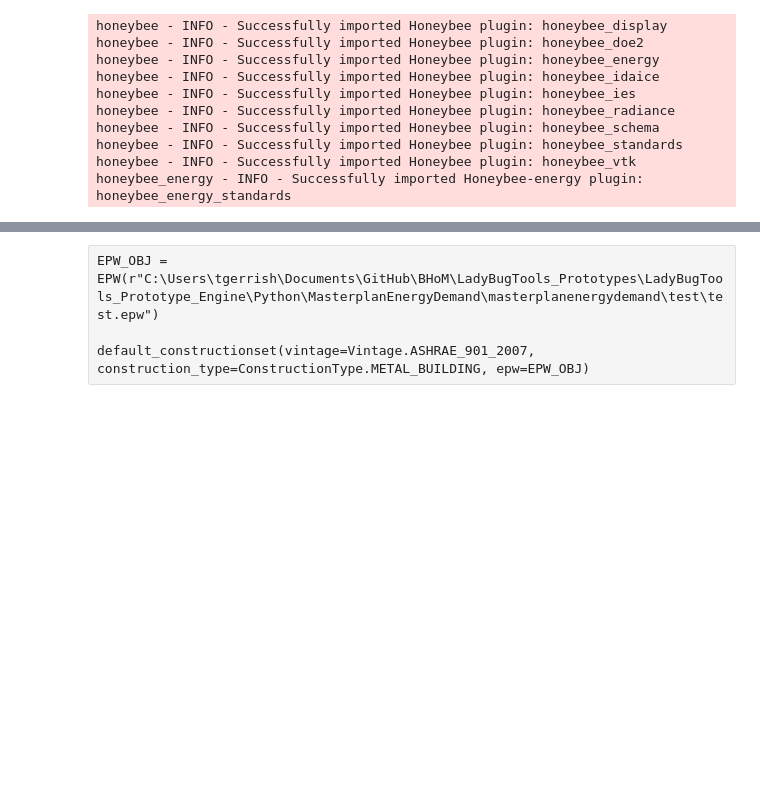
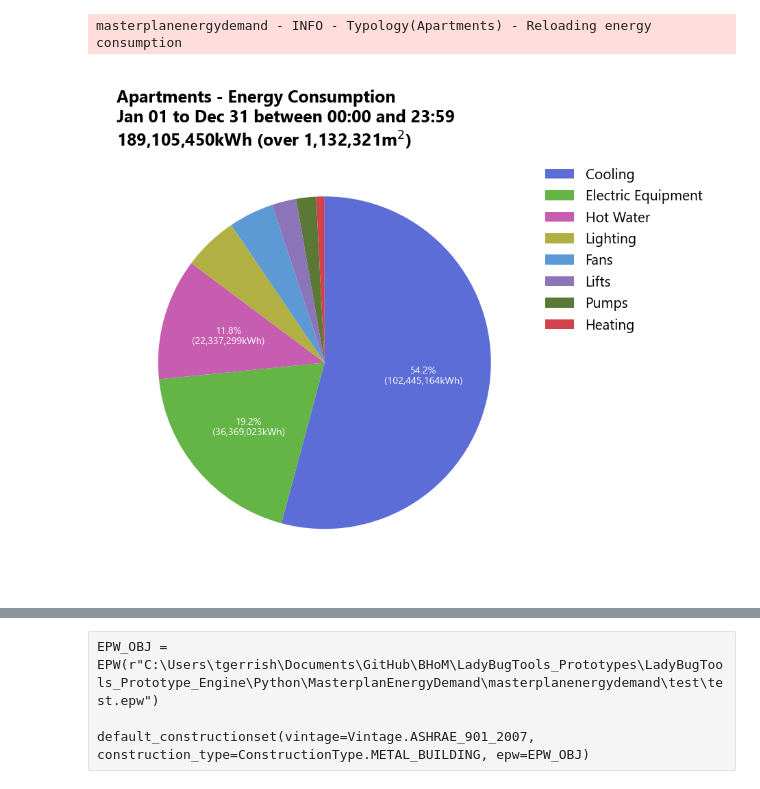
Before and after one commit to BHoM/LadyBugTools_Prototypes, a Jupyter notebook: LadyBugTools_Prototype_Engine/Python/MasterplanEnergyDemand/MasterplanEnergyDemand_Dev.ipynb, the cells around one changed output, grey strips where cells are left out. Cells and saved outputs as stored; diff of their text form; code cells hidden in the pictures; blank space fills up the shorter version.

```diff
--- a/LadyBugTools_Prototype_Engine/Python/MasterplanEnergyDemand/MasterplanEnergyDemand_Dev.ipynb
+++ b/LadyBugTools_Prototype_Engine/Python/MasterplanEnergyDemand/MasterplanEnergyDemand_Dev.ipynb
@@ -8,30 +20,15 @@ sys.path.insert(0, Path("./").absolute().as_posix())
-# %%
-from masterplanenergydemand.config import *
-from masterplanenergydemand.util import *
-from masterplanenergydemand.enums import *
-from masterplanenergydemand.fabric import Fabric
-from masterplanenergydemand.form import Form
-from masterplanenergydemand.mped import Masterplan
-from masterplanenergydemand.program import Program
-from masterplanenergydemand.system import System
-from masterplanenergydemand.typology import Typology
-from masterplanenergydemand.mped import Masterplan
-
-from ladybug.epw import EPW
-
-# globals
-epw_file = r"C:\Users\tgerrish\Documents\GitHub\BHoM\LadyBugTools_Prototypes\LadyBugTools_Prototype_Engine\Python\MasterplanEnergyDemand\masterplanenergydemand\test\test.epw"
-epw = EPW(epw_file)
-
-excel_file = r"C:\Users\tgerrish\Documents\GitHub\BHoM\LadyBugTools_Prototypes\LadyBugTools_Prototype_Engine\Python\MasterplanEnergyDemand\masterplanenergydemand\test\test.xlsx"
-# %% [output]
-honeybee - INFO - Successfully imported Honeybee plugin: honeybee_display
-honeybee - INFO - Successfully imported Honeybee plugin: honeybee_doe2
-honeybee - INFO - Successfully imported Honeybee plugin: honeybee_energy
-honeybee - INFO - Successfully imported Honeybee plugin: honeybee_idaice
-honeybee - INFO - Successfully imported Honeybee plugin: honeybee_ies
-honeybee - INFO - Successfully imported Honeybee plugin: honeybee_radiance
-honeybee - INFO - Successfully imported Honeybee plugin: honeybee_schema
-honeybee - INFO - Successfully imported Honeybee plugin: honeybee_standards
-honeybee - INFO - Successfully imported Honeybee plugin: honeybee_vtk
-honeybee_energy - INFO - Successfully imported Honeybee-energy plugin: honeybee_energy_standards
+# %%
+mped = Masterplan.from_excel(
+    excel_file=r"C:\Users\tgerrish\Buro Happold\P055843 P-Dubai Expo City Masterplan - UNS - 05_Teams Files\Sustainability and climate\Energy\Copy of V2.2_240603_Masterplan Area Summary_per Plot.xlsx",
+    sheet_name="ECD_Baseline",
+    use_defaults=True
+)
+
+sd = mped.simulation_directory
+# %%
+mped.typologies[0].plot_pie(directory=sd)
+from masterplanenergydemand.util import get_color
+# get_color("Heating")
+# %% [output]
+masterplanenergydemand - INFO - Typology(Apartments) - Reloading energy consumption
+[figure, added]
```
Also changed, not shown: parts of 107 cells of this notebook, 24 other files.
